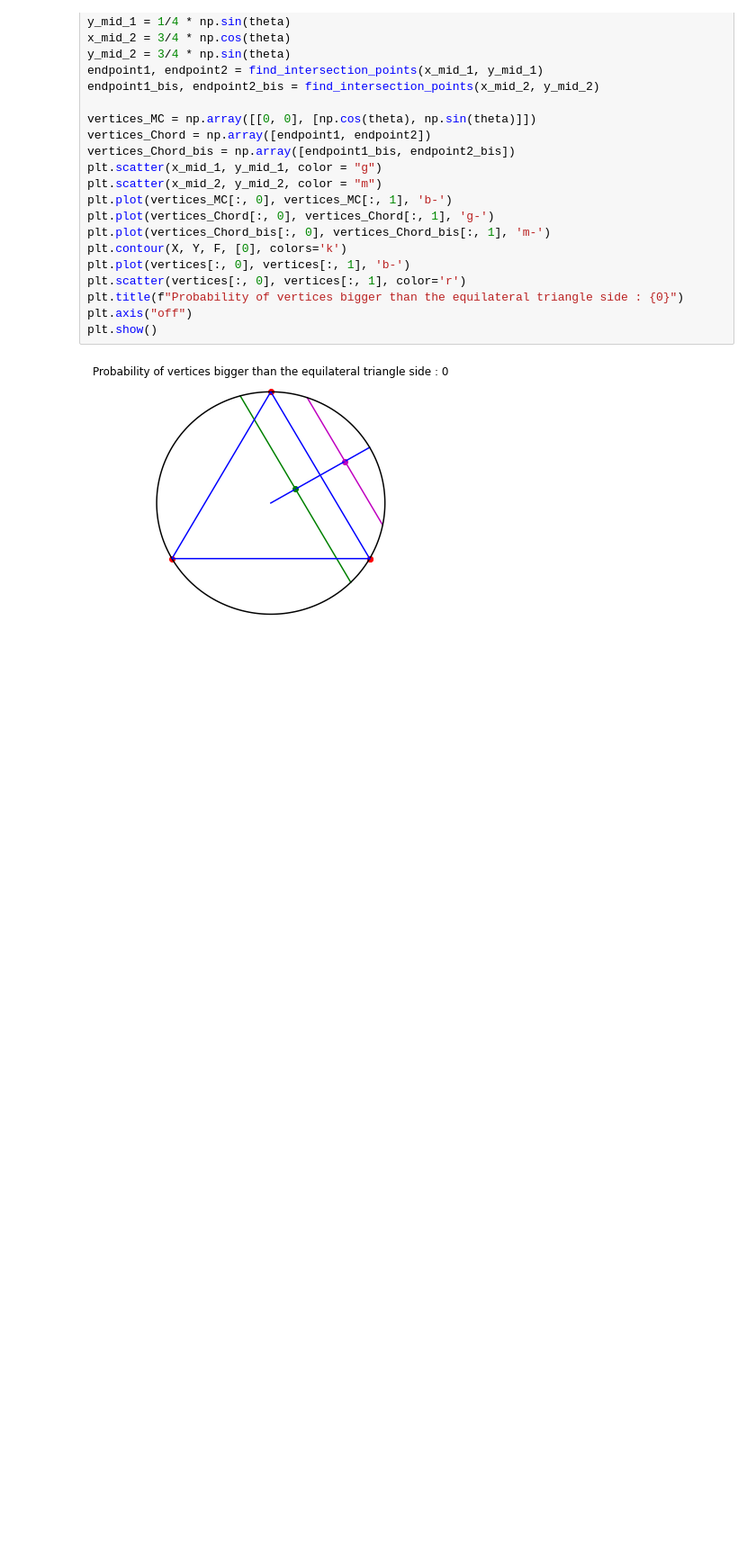
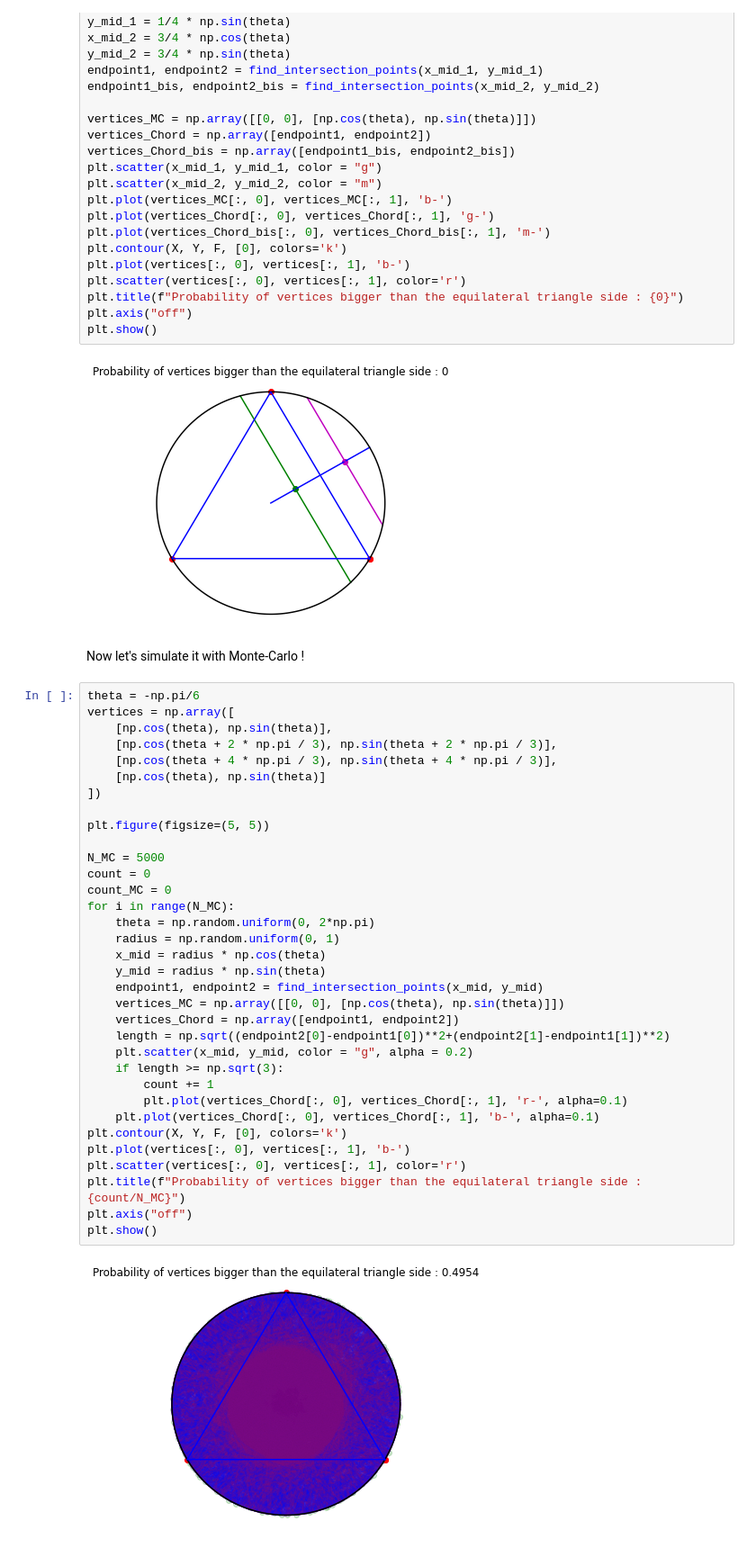
Before and after one commit to ethantrentin/Mathematics-Magic, a Jupyter notebook: Bertrand_Paradox.ipynb, the cells around one changed output. Shown at 90% size. Drawn from its saved outputs; the diff is of its cells as text; blank space fills up the shorter version.

```diff
--- a/Bertrand_Paradox.ipynb
+++ b/Bertrand_Paradox.ipynb
@@ -572,3 +578,41 @@ plt.axis("off")
 plt.show()
 # %% [output]
 [figure]
+# %% [markdown]
+Now let's simulate it with Monte-Carlo !
+# %%
+theta = -np.pi/6
+vertices = np.array([
+    [np.cos(theta), np.sin(theta)],
+    [np.cos(theta + 2 * np.pi / 3), np.sin(theta + 2 * np.pi / 3)],
+    [np.cos(theta + 4 * np.pi / 3), np.sin(theta + 4 * np.pi / 3)],
+    [np.cos(theta), np.sin(theta)]
+])
+
+plt.figure(figsize=(5, 5))
+
+N_MC = 5000
+count = 0
+count_MC = 0
+for i in range(N_MC):
+    theta = np.random.uniform(0, 2*np.pi)
+    radius = np.random.uniform(0, 1)
+    x_mid = radius * np.cos(theta)
+    y_mid = radius * np.sin(theta)
+    endpoint1, endpoint2 = find_intersection_points(x_mid, y_mid)
+    vertices_MC = np.array([[0, 0], [np.cos(theta), np.sin(theta)]])
+    vertices_Chord = np.array([endpoint1, endpoint2])
+    length = np.sqrt((endpoint2[0]-endpoint1[0])**2+(endpoint2[1]-endpoint1[1])**2)
+    plt.scatter(x_mid, y_mid, color = "g", alpha = 0.2)
+    if length >= np.sqrt(3):
+        count += 1
+        plt.plot(vertices_Chord[:, 0], vertices_Chord[:, 1], 'r-', alpha=0.1)
+    plt.plot(vertices_Chord[:, 0], vertices_Chord[:, 1], 'b-', alpha=0.1)
+plt.contour(X, Y, F, [0], colors='k')
+plt.plot(vertices[:, 0], vertices[:, 1], 'b-')
+plt.scatter(vertices[:, 0], vertices[:, 1], color='r')
+plt.title(f"Probability of vertices bigger than the equilateral triangle side : {count/N_MC}")
+plt.axis("off")
+plt.show()
+# %% [output]
+[figure, added]
```
Also changed, not shown: parts of 3 cells of this notebook.
